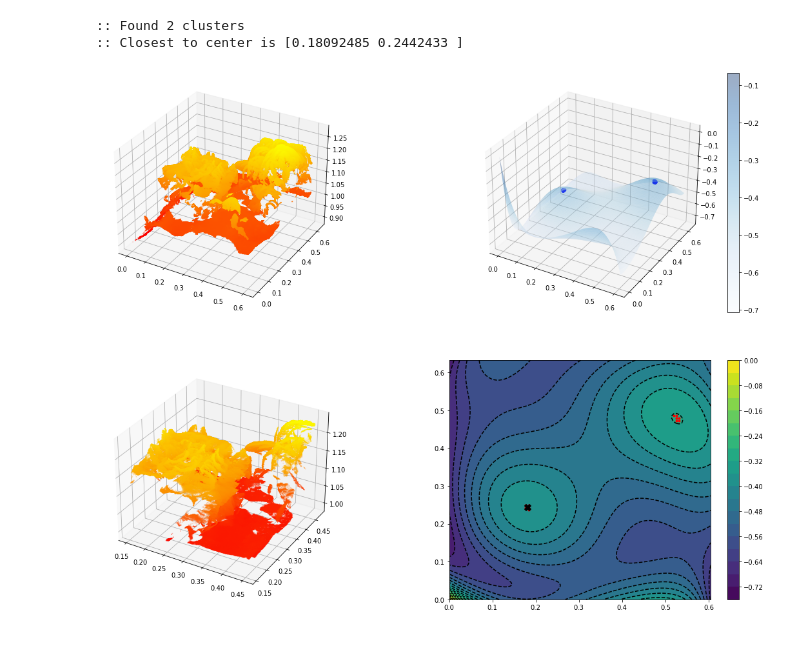
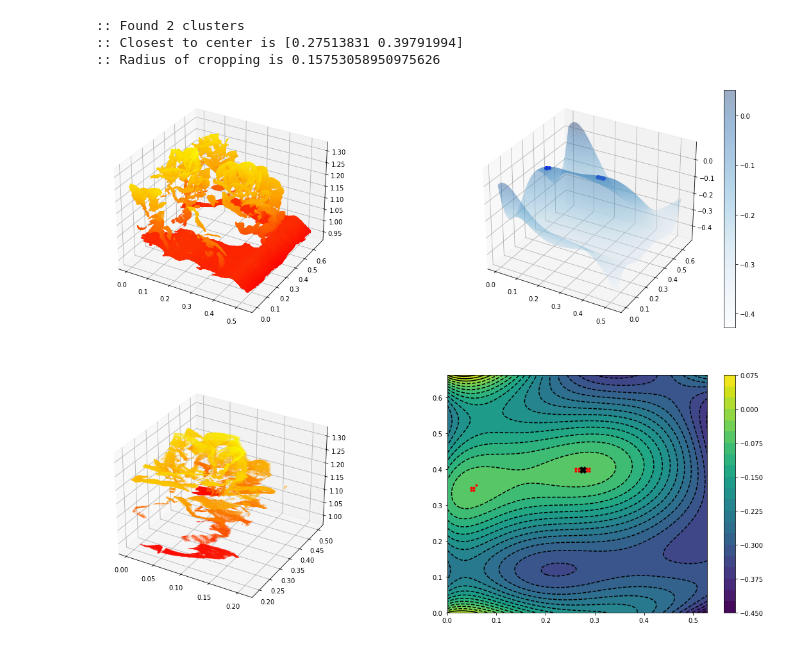
Before and after one commit to phytooracle/polynomial_surface_fitting, a Jupyter notebook: notebooks/plant_centering.ipynb, the cells around one changed output. Saved outputs shown, nothing was run; the diff lists cells and outputs as text; code cells hidden in the pictures.

```diff
--- a/notebooks/plant_centering.ipynb
+++ b/notebooks/plant_centering.ipynb
@@ -25,12 +25,12 @@ from sklearn.cluster import AgglomerativeClustering
 import math
 
 # Variables
-pcd_list = glob.glob('./pcds/*')
-plant_choice = 1
+pcd_list = glob.glob('/media/ariyan/DATA/Data/University/IVILAB/PhytoOracle/Repositories/PlantCentering/pcds/*')
+plant_choice = 3
 deg_of_poly = 6
 N = 100
 tresh = 0.1
-crop_thresh = 0.25
+crop_thresh = 0.2
 
 # preparing point cloud
 pcd = o3d.io.read_point_cloud(pcd_list[plant_choice])
@@ -129,8 +129,32 @@ for i in range(clustering.n_clusters_):
         closest_center = center
         min_d = d
 
+## ------- Add this -----------
+
+next_centroid = None
+next_centroid_distance = sys.maxsize
+
+for i in range(clustering.n_clusters_):
+    points = data[labels==i]
+    center = np.mean(points,axis=0)
+    d = math.sqrt((center[0]-closest_center[0])**2+(center[0]-closest_center[0])**2)
+    if d == 0:
+        continue
+
+    if d<next_centroid_distance:
+        next_centroid_distance = d
+        next_centroid = center
+
+if next_centroid is None:
+    radius = -1
+else:
+    radius = next_centroid_distance/2
+
+##----------------------------
+
 print(f":: Found {clustering.n_clusters_} clusters")
 print(f":: Closest to center is {closest_center}")
+print(f":: Radius of cropping is {radius}")
 
 # Crop around the center
 mins = np.min(datapoints,axis=0)
@@ -143,34 +167,41 @@ bound_x = crop_thresh*width
 bound_y = crop_thresh*length
 
 new_pcd_arr = pcd_arr.copy()
-new_pcd_arr = new_pcd_arr[np.where((new_pcd_arr[:,0]>mins[0]+bound_x) & (new_pcd_arr[:,0]<maxs[0]-bound_x) & (new_pcd_arr[:,1]>mins[1]+bound_y) & (new_pcd_arr[:,1]<maxs[1]-bound_y))]
+
+## ------- Add this -----------
+if radius == -1:
+    new_pcd_arr = new_pcd_arr[np.where((new_pcd_arr[:,0]>mins[0]+bound_x) & (new_pcd_arr[:,0]<maxs[0]-bound_x) & (new_pcd_arr[:,1]>mins[1]+bound_y) & (new_pcd_arr[:,1]<maxs[1]-bound_y))]
+else:
+    new_pcd_arr = new_pcd_arr[np.where(np.sqrt((new_pcd_arr[:,0]-center[0])**2 + (new_pcd_arr[:,1]-center[1])**2)<radius)]
+## ----------------------------
 
 # plotting
 z = func(sx20,sx21)
 
 fig = plt.figure(figsize=(20, 15))
 
 ax0 = fig.add_subplot(221, projection='3d')
 ax0.scatter(pcd_arr[:,0], pcd_arr[:,1], pcd_arr[:,2], cmap=cm.autumn, c=pcd_arr[:,2], marker='.', alpha=0.4,s=0.5)
 
 ax1 = fig.add_subplot(222, projection='3d')
 surf = ax1.plot_surface(predict_x0, predict_x1, y_new,
                         rstride=1, cstride=1, cmap=cm.Blues, alpha=0.4)
 ax1.scatter(sx20, sx21, z, c='b', marker='o',alpha=1)
 fig.colorbar(surf, ax=ax1)
 
 ax2 = fig.add_subplot(223, projection='3d')
 ax2.scatter(new_pcd_arr[:,0], new_pcd_arr[:,1], new_pcd_arr[:,2], cmap=cm.autumn, c=new_pcd_arr[:,2], marker='.', alpha=0.4,s=0.5)
 
 
 ax3 = fig.add_subplot(224)
 cs = ax3.contourf(predict_x0, predict_x1, y_new.reshape(predict_x0.shape),levels=20)
 ax3.contour(cs, colors='k')
 fig.colorbar(cs, ax=ax3)
 ax3.scatter(sx20,sx21,c='r',marker='.')
 ax3.scatter(closest_center[0],closest_center[1],c='black',marker='X',s=100)
 plt.show()
 # %% [output]
 :: Found 2 clusters
-:: Closest to center is [0.18092485 0.2442433 ]
+:: Closest to center is [0.27513831 0.39791994]
+:: Radius of cropping is 0.15753058950975626
-[figure, old version]
+[figure, new version]
```
